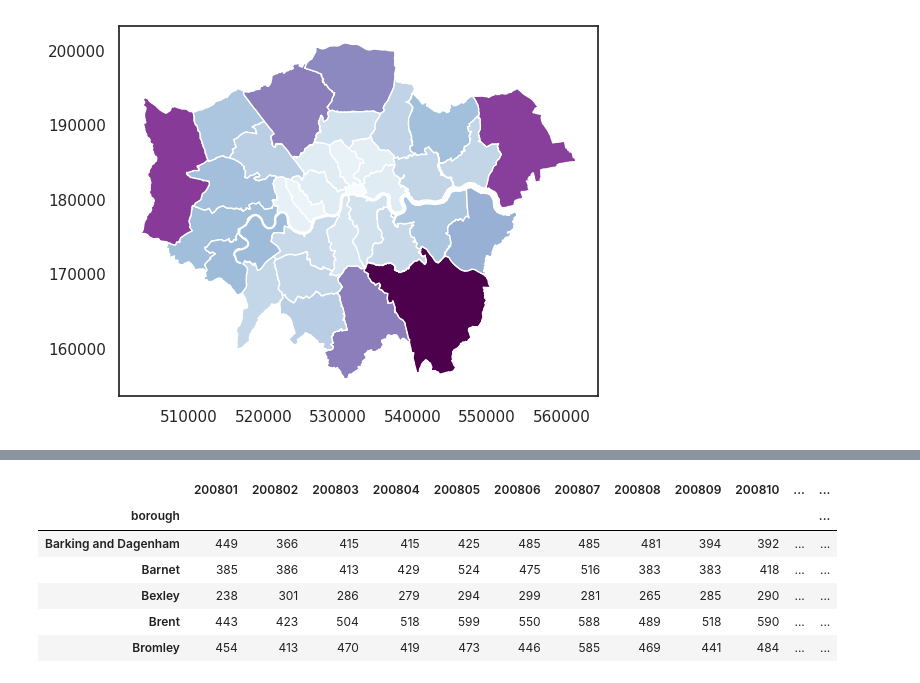
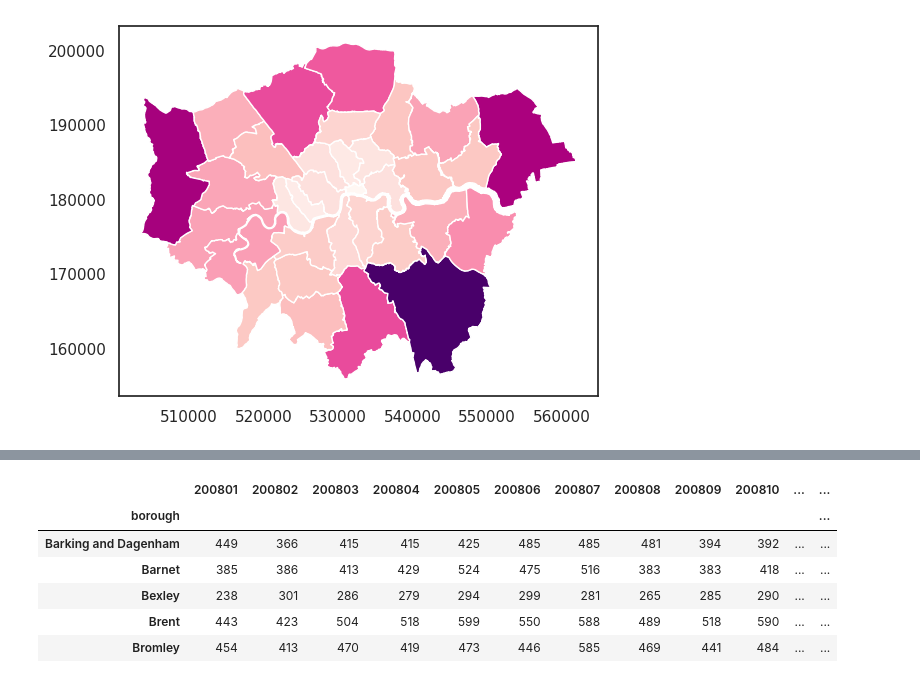
Before and after one commit to BoineeloMoyo/30DayMapChallenge_2023, a Jupyter notebook: Challenge_Material/Day-13_Choropleth/violence_gif.ipynb, the cells around one changed output, grey strips where cells are left out. Drawn from its saved outputs; the diff is of its cells as text; code cells hidden in the pictures.

```diff
--- a/Challenge_Material/Day-13_Choropleth/violence_gif.ipynb
+++ b/Challenge_Material/Day-13_Choropleth/violence_gif.ipynb
@@ -17,7 +22,7 @@ import seaborn as sns
 import time
 import os
 # %%
-# set the filepath and load in a shapefile
-fp = "30_Day_Map_Challenge/Choropleth/London_Borough_Excluding_MHW.shp"
+# 02. set the filepath and load in a shapefile
+fp = "/content/London_Borough_Excluding_MHW.shp"
 
 data = gpd.read_file(fp)
@@ -34,11 +39,10 @@ data.head()
 # %%
-# Specify the color map (cmap) and set a modern style without grids using seaborn
-cmap = 'BuPu'
+# 04. Specify the color map (cmap) and sPlot the data
+cmap = 'RdPu'
 sns.set(style="white")
 
-# Plot the data with specified color map
 plot = data.plot(column='HECTARES', cmap=cmap, legend=False)
 plt.show()
 # %% [output]
-[figure, old version]
+[figure, new version]
 # %%
```
Also changed, not shown: parts of 17 cells of this notebook, 2 other files.
